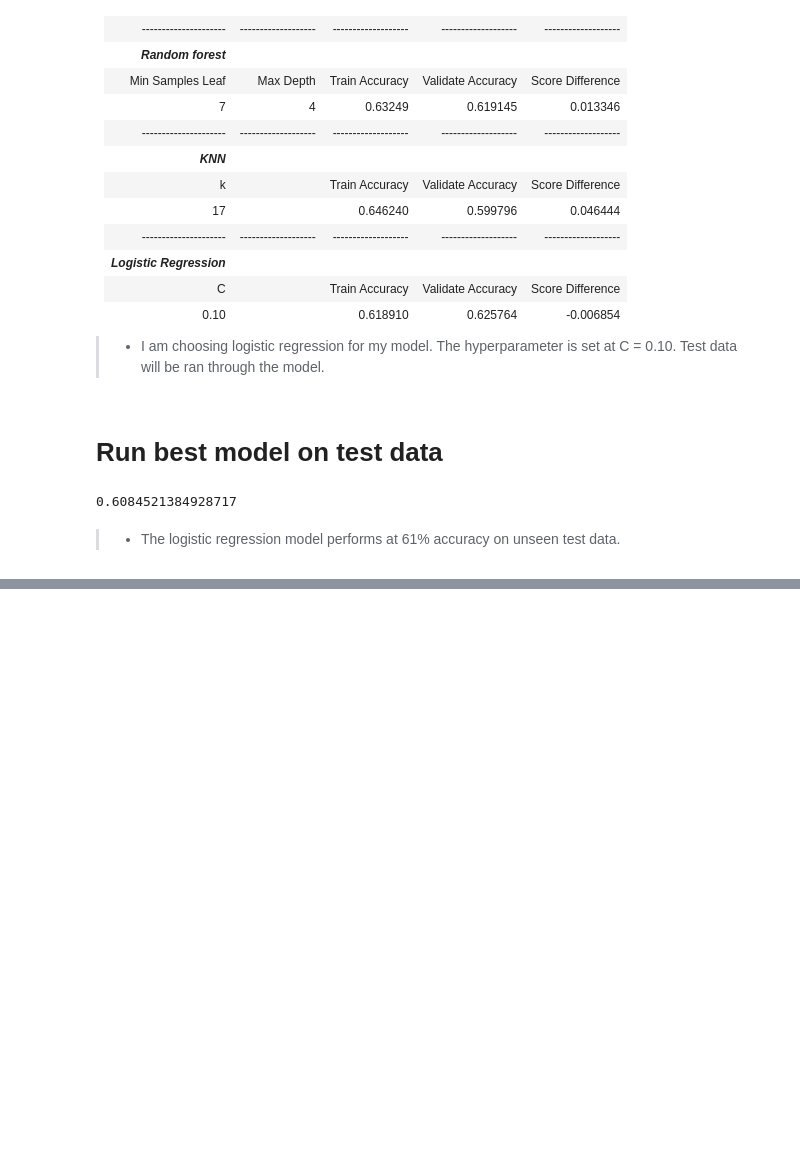
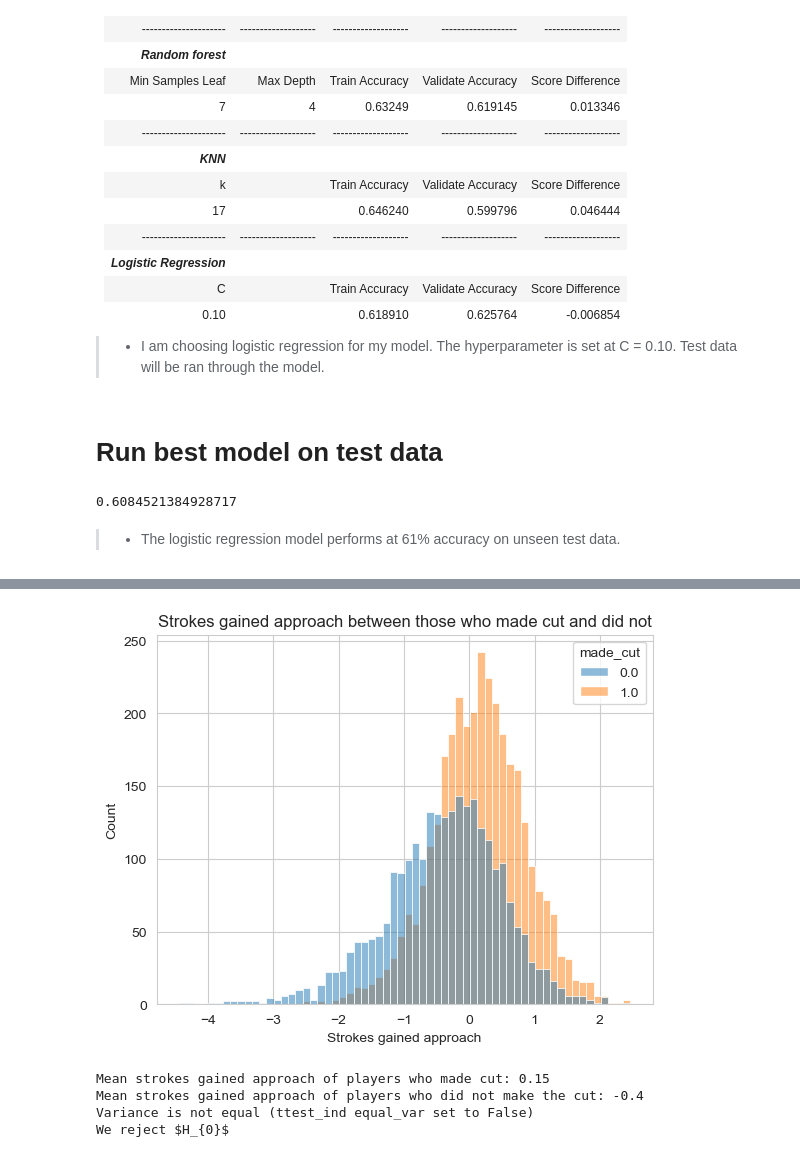
Before and after one commit to Andrew-Casey/individual_project, a Jupyter notebook: Individual_project_final.ipynb, the cells around one changed output, grey strips where cells are left out. Cells and saved outputs as stored; diff of their text form; code cells hidden in the pictures; blank space fills up the shorter version.

```diff
--- a/Individual_project_final.ipynb
+++ b/Individual_project_final.ipynb
@@ -418,0 +512,13 @@ muah.the_chosen_one2(X_train_scaled, X_test_scaled, y_train, y_test)
+# %%
+# Visualize strokes gained approach 2 week average to making the cut in the next week
+e.approach_viz2(train)
+# %% [output]
+[figure, added]
+# %%
+# Run statistics test
+e.approach_stats2(train)
+# %% [output]
+Mean strokes gained approach of players who made cut: 0.15
+Mean strokes gained approach of players who did not make the cut: -0.4
+Variance is not equal (ttest_ind equal_var set to False)
+We reject $H_{0}$
```
Also changed, not shown: parts of 51 cells of this notebook, 4 other files.
